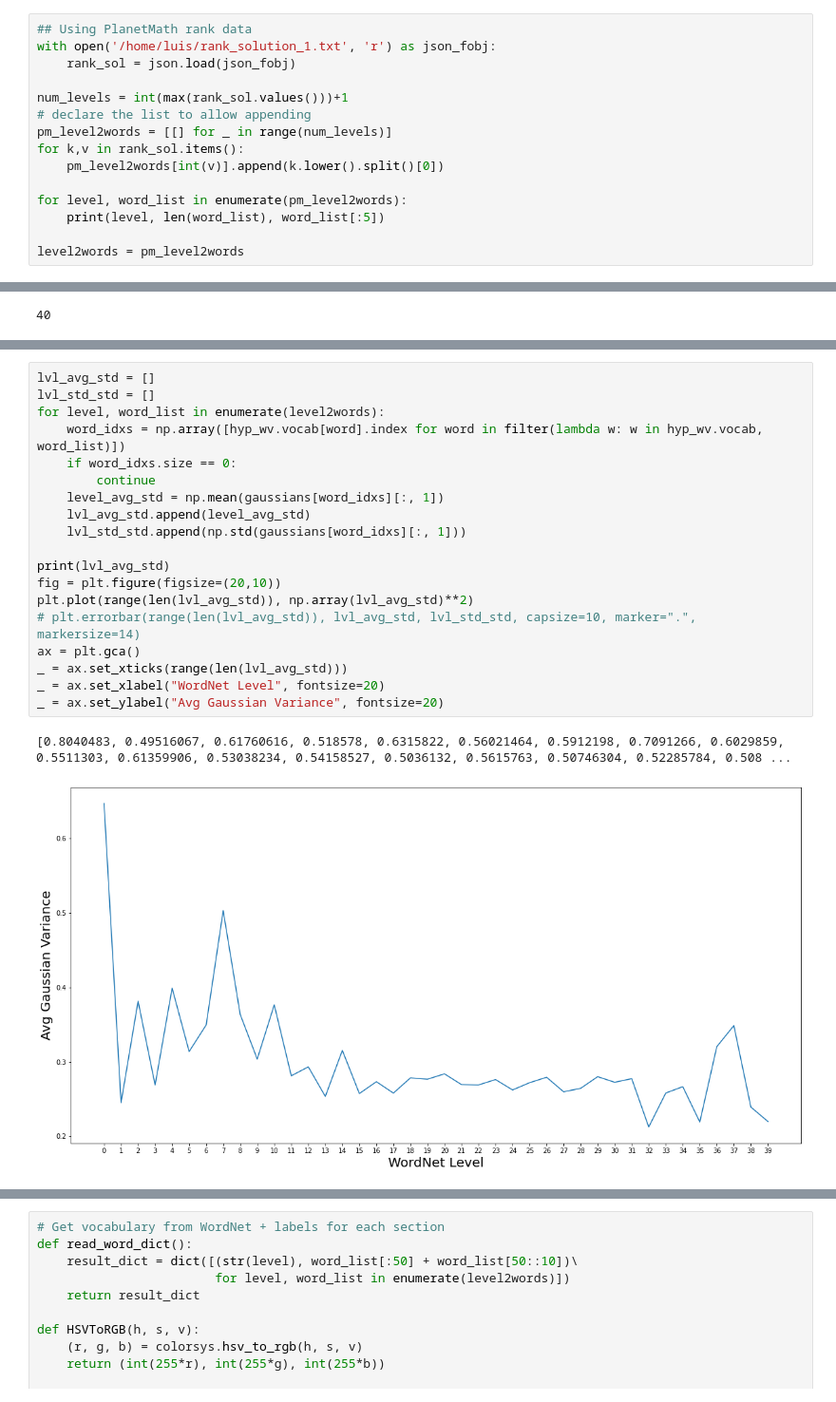
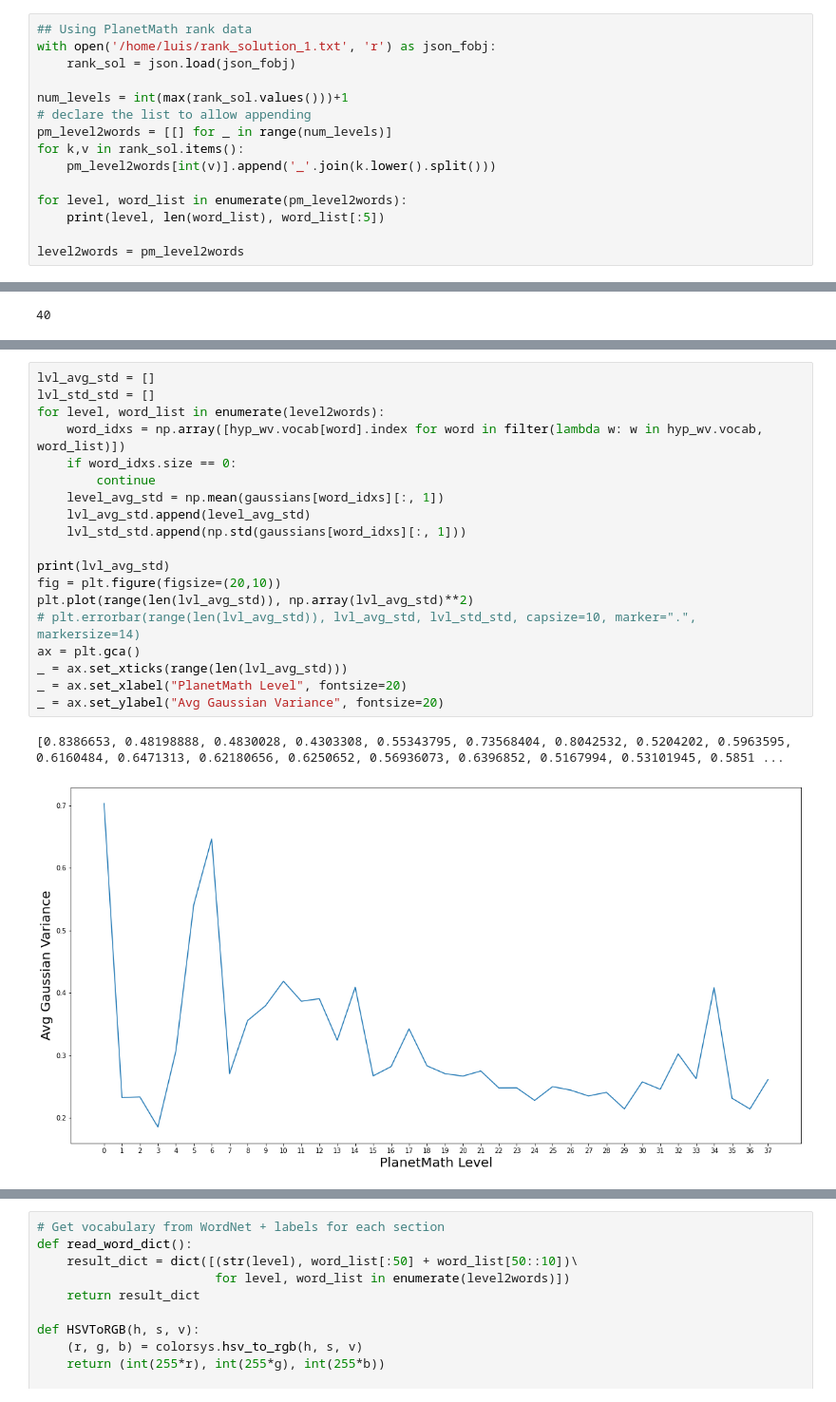
Before and after one commit to lab156/arxivDownload, a Jupyter notebook: embed/hyperlex_and_wbless_evaluation.ipynb, the cells around one changed output, grey strips where cells are left out. Shown at 95% size. Saved outputs shown, nothing was run; the diff lists cells and outputs as text.

```diff
--- a/embed/hyperlex_and_wbless_evaluation.ipynb
+++ b/embed/hyperlex_and_wbless_evaluation.ipynb
@@ -55,7 +54,7 @@ num_levels = int(max(rank_sol.values()))+1
 # declare the list to allow appending
 pm_level2words = [[] for _ in range(num_levels)]
 for k,v in rank_sol.items():
-    pm_level2words[int(v)].append(k.lower().split()[0])
+    pm_level2words[int(v)].append('_'.join(k.lower().split()))
 
 for level, word_list in enumerate(pm_level2words):
     print(level, len(word_list), word_list[:5])
@@ -621,25 +616,25 @@ Gaussians shape (63704, 50, 2)
 # %%
 lvl_avg_std = []
 lvl_std_std = []
 for level, word_list in enumerate(level2words):
     word_idxs = np.array([hyp_wv.vocab[word].index for word in filter(lambda w: w in hyp_wv.vocab, word_list)])
     if word_idxs.size == 0:
         continue
     level_avg_std = np.mean(gaussians[word_idxs][:, 1])
     lvl_avg_std.append(level_avg_std)
     lvl_std_std.append(np.std(gaussians[word_idxs][:, 1]))
 
 print(lvl_avg_std)
 fig = plt.figure(figsize=(20,10))
 plt.plot(range(len(lvl_avg_std)), np.array(lvl_avg_std)**2)
 # plt.errorbar(range(len(lvl_avg_std)), lvl_avg_std, lvl_std_std, capsize=10, marker=".", markersize=14)
 ax = plt.gca()
 _ = ax.set_xticks(range(len(lvl_avg_std)))
-_ = ax.set_xlabel("WordNet Level", fontsize=20)
+_ = ax.set_xlabel("PlanetMath Level", fontsize=20)
 _ = ax.set_ylabel("Avg Gaussian Variance", fontsize=20)
 # %% [output]
-[0.8040483, 0.49516067, 0.61760616, 0.518578, 0.6315822, 0.56021464, 0.5912198, 0.7091266, 0.6029859, 0.5511303, 0.61359906, 0.53038234, 0.54158527, 0.5036132, 0.5615763, 0.50746304, 0.52285784, 0.508 ...
+[0.8386653, 0.48198888, 0.4830028, 0.4303308, 0.55343795, 0.73568404, 0.8042532, 0.5204202, 0.5963595, 0.6160484, 0.6471313, 0.62180656, 0.6250652, 0.56936073, 0.6396852, 0.5167994, 0.53101945, 0.5851 ...
-[figure, old version]
+[figure, new version]
 # %%
 wv = hyp_model.wv
 wordnet_selected_words_file = os.path.join(ROOT,
```
Also changed, not shown: parts of 19 cells of this notebook, 4 other files.
